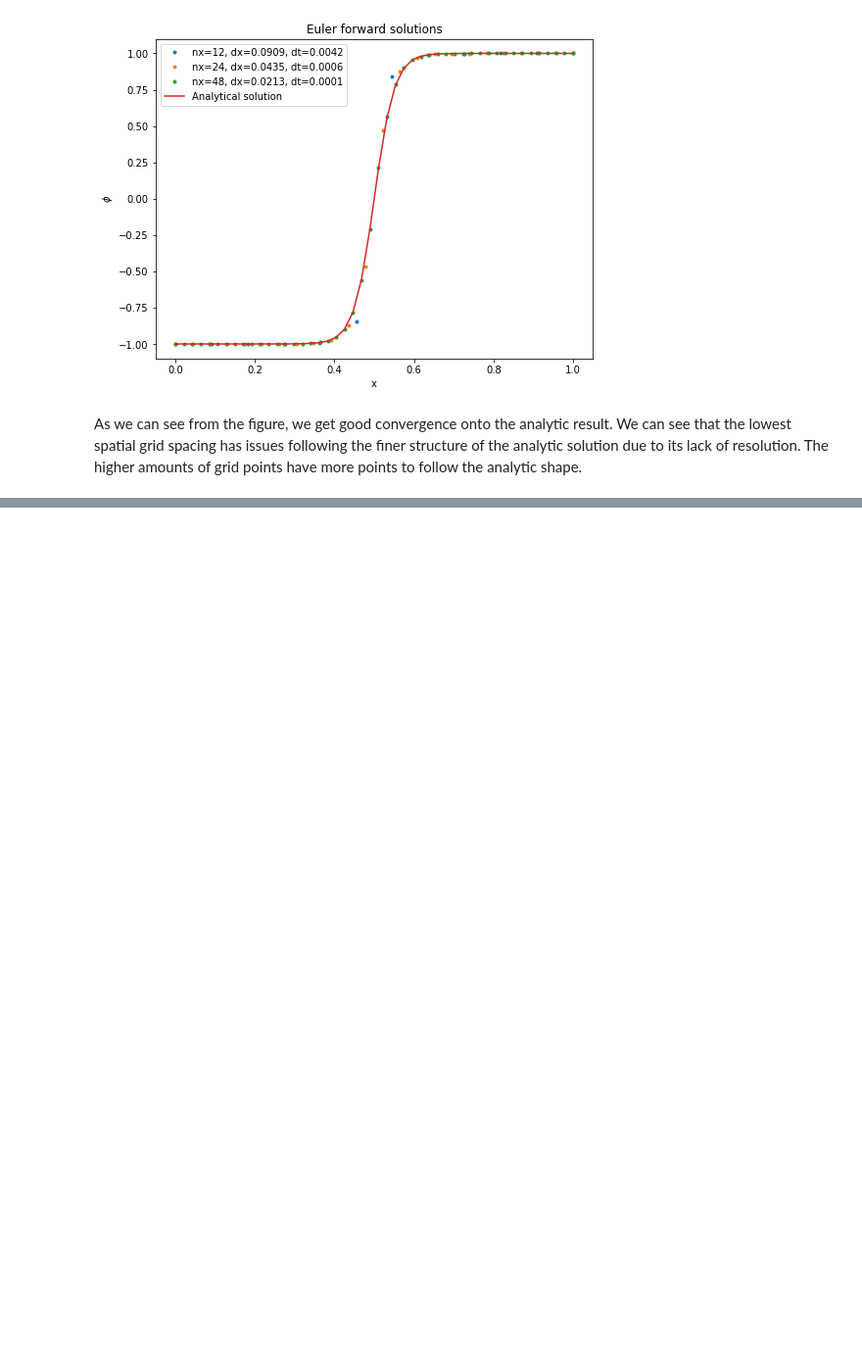
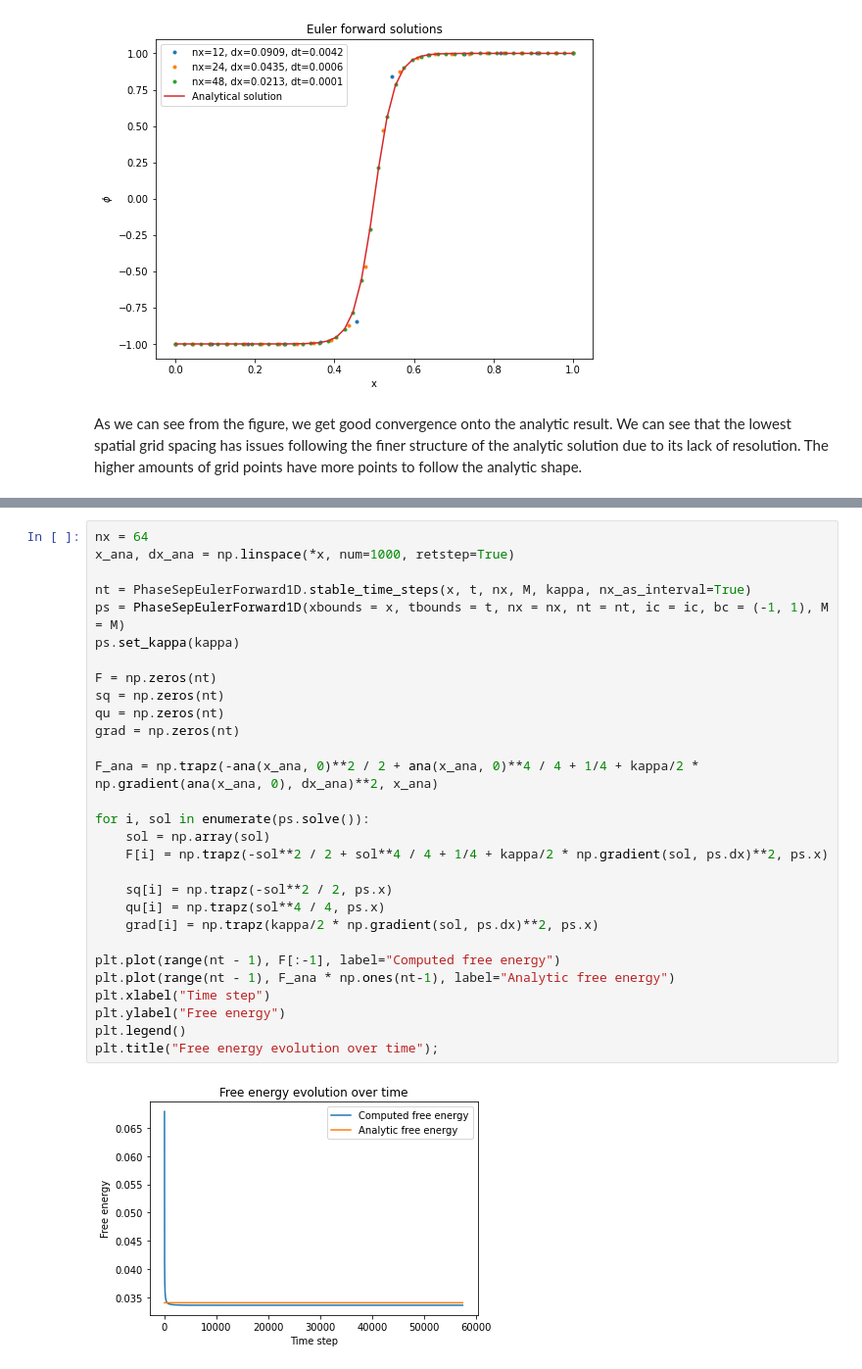
Before and after one commit to KevoSoftworks/mathematical_and_numerical_physics, a Jupyter notebook: hw1.ipynb, the cells around one changed output, grey strips where cells are left out. Shown at 98% size. Saved outputs shown, nothing was run; the diff lists cells and outputs as text; blank space fills up the shorter version.

Commit message:
Add phase seperation answers

```diff
--- a/hw1.ipynb
+++ b/hw1.ipynb
@@ -350,0 +381,31 @@ As we can see from the figure, we get good convergence onto the analytic result.
+# %%
+nx = 64
+x_ana, dx_ana = np.linspace(*x, num=1000, retstep=True)
+
+nt = PhaseSepEulerForward1D.stable_time_steps(x, t, nx, M, kappa, nx_as_interval=True)
+ps = PhaseSepEulerForward1D(xbounds = x, tbounds = t, nx = nx, nt = nt, ic = ic, bc = (-1, 1), M = M)
+ps.set_kappa(kappa)
+
+F = np.zeros(nt)
+sq = np.zeros(nt)
+qu = np.zeros(nt)
+grad = np.zeros(nt)
+
+F_ana = np.trapz(-ana(x_ana, 0)**2 / 2 + ana(x_ana, 0)**4 / 4 + 1/4 + kappa/2 * np.gradient(ana(x_ana, 0), dx_ana)**2, x_ana)
+
+for i, sol in enumerate(ps.solve()):
+    sol = np.array(sol)
+    F[i] = np.trapz(-sol**2 / 2 + sol**4 / 4 + 1/4 + kappa/2 * np.gradient(sol, ps.dx)**2, ps.x)
+
+    sq[i] = np.trapz(-sol**2 / 2, ps.x)
+    qu[i] = np.trapz(sol**4 / 4, ps.x)
+    grad[i] = np.trapz(kappa/2 * np.gradient(sol, ps.dx)**2, ps.x)
+
+plt.plot(range(nt - 1), F[:-1], label="Computed free energy")
+plt.plot(range(nt - 1), F_ana * np.ones(nt-1), label="Analytic free energy")
+plt.xlabel("Time step")
+plt.ylabel("Free energy")
+plt.legend()
+plt.title("Free energy evolution over time");
+# %% [output]
+[figure, added]
```
Also changed, not shown: parts of 8 cells of this notebook, 1 other file.
